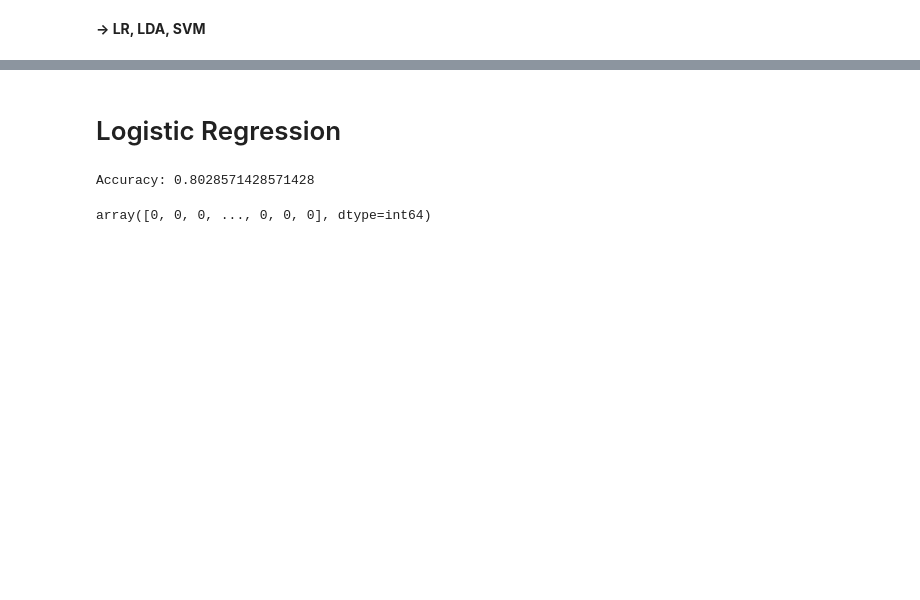
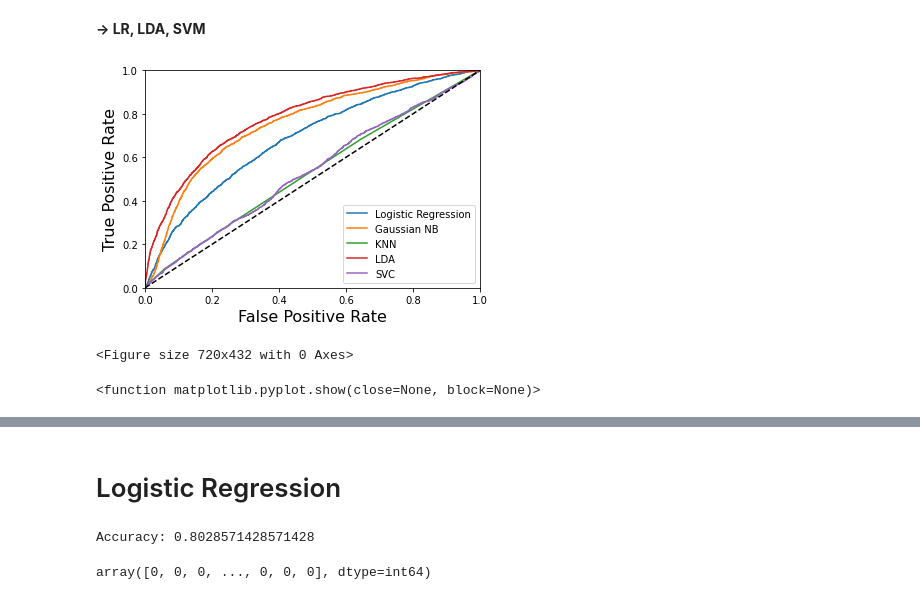
Before and after one commit to VinceTruong/Churn_Modelling, a Jupyter notebook: Vu Truong.ipynb, the cells around one changed output, grey strips where cells are left out. Cells and saved outputs as stored; diff of their text form; code cells hidden in the pictures; blank space fills up the shorter version.

```diff
--- a/Vu Truong.ipynb
+++ b/Vu Truong.ipynb
@@ -419,2 +415,70 @@ plt.show()
 # %% [markdown]
 **->  LR, LDA, SVM**
+# %%
+x = X
+y_true = np.array(y)
+# %%
+from sklearn.metrics import roc_curve
+from sklearn.model_selection import cross_val_predict
+
+# Logistic Regression
+from sklearn.linear_model import LogisticRegression
+lr = LogisticRegression()
+lr.fit(x,y_true)
+y_score_lr = cross_val_predict(lr, x, y_true, method='decision_function',cv=10)
+
+fpr, tpr, threshold = roc_curve(y_true,y_score_lr)
+
+# GaussianNB
+from sklearn.naive_bayes import GaussianNB
+from sklearn.model_selection import cross_val_score
+
+gnbc = GaussianNB()
+gnbc.fit(x,y_true)
+gnbc_results = cross_val_score(gnbc,x,y_true,scoring='accuracy')
+y_score_gnb = cross_val_predict(gnbc,x,y_true,method='predict_proba',cv=10)
+fpr_gnb, tpr_gnb, threshold_gnb = roc_curve(y_true,y_score_gnb[:,1])
+
+# K Neighbor Classifier
+from sklearn.neighbors import KNeighborsClassifier
+
+knc = KNeighborsClassifier()
+knc.fit(x,y_true)
+knc_results = cross_val_score(knc,x,y_true,scoring='accuracy')
+y_score_knn = cross_val_predict(knc,x,y_true,method='predict_proba',cv=10)
+fpr_knn, tpr_knn, threshold_knn = roc_curve(y_true,y_score_knn[:,1])
+
+# LDA
+from sklearn.discriminant_analysis import LinearDiscriminantAnalysis
+lda = LinearDiscriminantAnalysis()
+lda.fit(x,y_true)
+lda_results = cross_val_score(lda,x,y_true,scoring='accuracy')
+y_score_lda = cross_val_predict(lda,x,y_true,method='predict_proba',cv=10)
+fpr_lda, tpr_lda, threshold_lda = roc_curve(y_true,y_score_lda[:,1])
+
+# SVC
+from sklearn.svm import SVC
+svc = SVC(probability = True)
+svc.fit(x,y_true)
+svc_results = cross_val_score(svc,x,y_true,scoring='accuracy')
+y_score_svc = cross_val_predict(svc,x,y_true,method='predict_proba',cv=10)
+fpr_svc, tpr_svc, threshold_svc = roc_curve(y_true,y_score_svc[:,1])
+
+# ROC Curve for the models above
+plt.plot(fpr,tpr,label='Logistic Regression')
+plt.plot(fpr_gnb, tpr_gnb,label='Gaussian NB')
+plt.plot(fpr_knn, tpr_knn,label='KNN')
+plt.plot(fpr_lda, tpr_lda,label='LDA')
+plt.plot(fpr_svc, tpr_svc,label='SVC')
+plt.legend()
+plt.plot([0, 1], [0, 1], 'k--')
+plt.axis([0, 1, 0, 1])
+plt.xlabel('False Positive Rate', fontsize=16)
+plt.ylabel('True Positive Rate', fontsize=16)
+plt.figure(figsize=(10, 6))
+plt.show()
+plt.show
+# %% [output]
+[figure, added]
+<Figure size 720x432 with 0 Axes>
+<function matplotlib.pyplot.show(close=None, block=None)>
```
Also changed, not shown: parts of 4 cells of this notebook, 2 other files.
